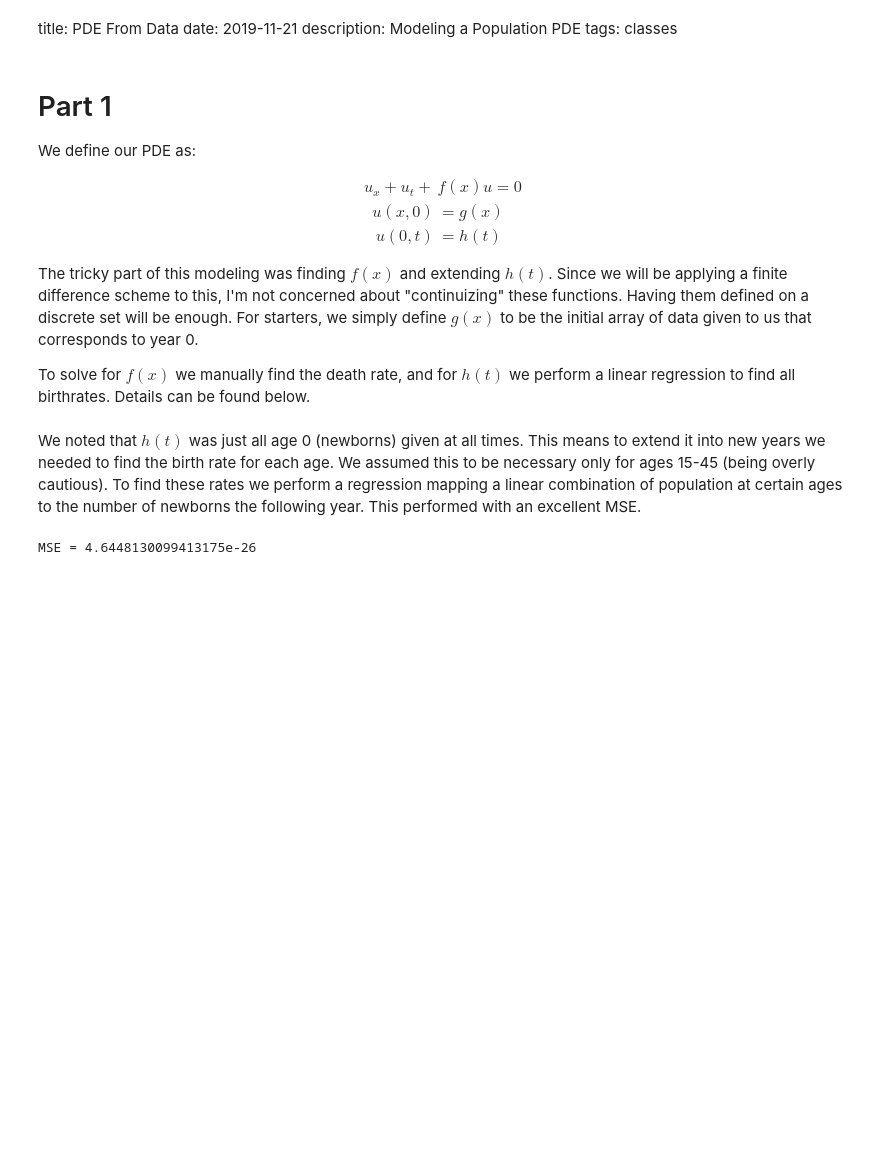
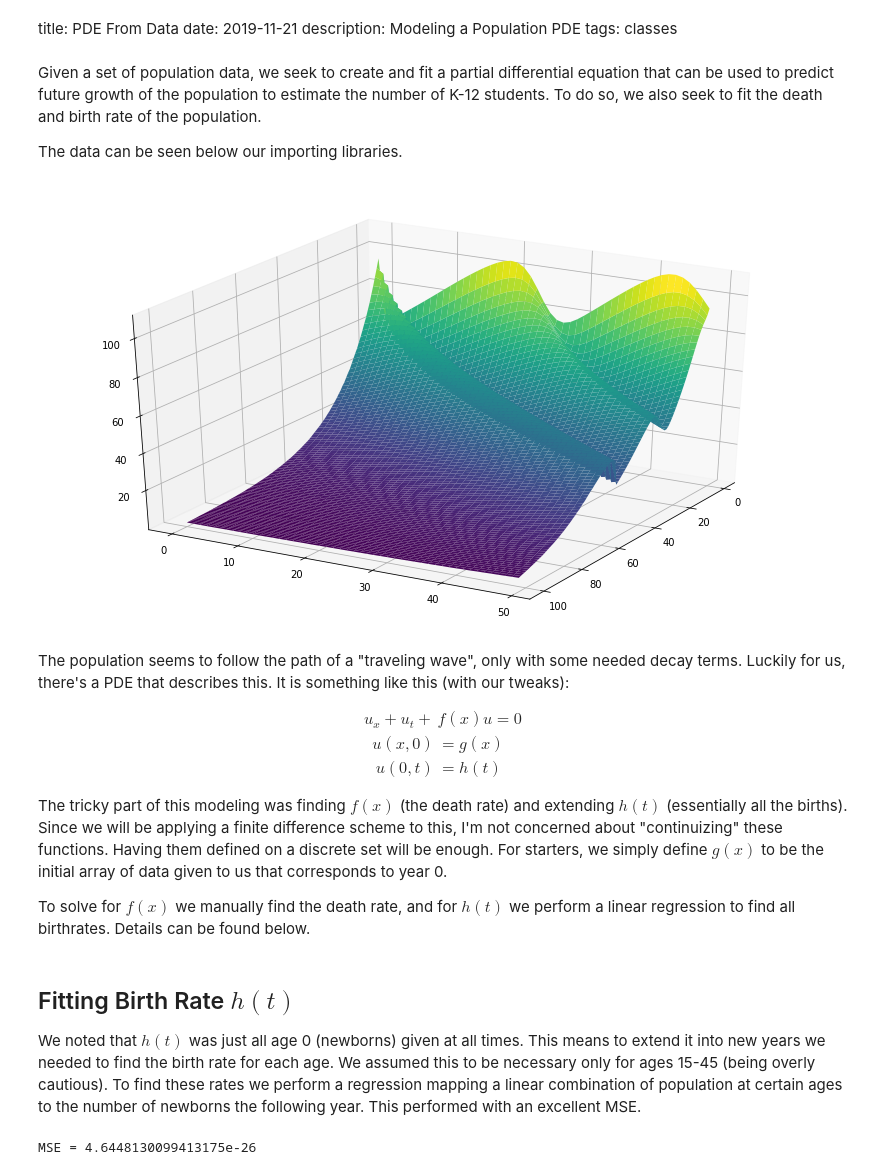
Before and after one commit to contagon/PersonalSite, a Jupyter notebook: content/projects/pde_from_data.ipynb, the cells around one changed output. Drawn from its saved outputs; the diff is of its cells as text; code cells hidden in the pictures; blank space fills up the shorter version.

Commit message:
Cleaned up a couple of project posts

```diff
--- a/content/projects/pde_from_data.ipynb
+++ b/content/projects/pde_from_data.ipynb
@@ -3,6 +3,10 @@ title: PDE From Data
 date: 2019-11-21
 description: Modeling a Population PDE
 tags: classes
+# %% [markdown]
+Given a set of population data, we seek to create and fit a partial differential equation that can be used to predict future growth of the population to estimate the number of K-12 students. To do so, we also seek to fit the death and birth rate of the population.
+
+The data can be seen below our importing libraries.
 # %%
 from scipy.io import loadmat
 import numpy as np
@@ -26,16 +29,22 @@ def pltAttr(x='', y='', title=None, legend='upper right', save=None):
 # %%
 #load data
 data = loadmat('population_density_data.mat')
 data = data['M_students']
 
 #make appropriate meshgrid
 x = np.arange(1, 101)
 t = np.arange(0, 50)
 X, T = np.meshgrid(x, t)
+fig = plt.figure(figsize=(14,8))
+ax = plt.axes(projection='3d')
+ax.plot_surface(X, T, data, rstride=1, cstride=1,
+                cmap='viridis', edgecolor='none')
+ax.view_init(azim=30)
+plt.show()
+# %% [output]
+[figure, added]
 # %% [markdown]
-# Part 1
-
-We define our PDE as:
+The population seems to follow the path of a "traveling wave", only with some needed decay terms. Luckily for us, there's a PDE that describes this. It is something like this (with our tweaks):
 
 \begin{align}
 u_x + u_t + &f(x)u = 0 \\
@@ -43,10 +52,12 @@ u(x,0) &= g(x) \\
 u(0,t) &= h(t)
 \end{align}
 
-The tricky part of this modeling was finding $f(x)$ and extending $h(t)$. Since we will be applying a finite difference scheme to this, I'm not concerned about "continuizing" these functions. Having them defined on a discrete set will be enough. For starters, we simply define $g(x)$ to be the initial array of data given to us that corresponds to year 0.
+The tricky part of this modeling was finding $f(x)$ (the death rate) and extending $h(t)$ (essentially all the births). Since we will be applying a finite difference scheme to this, I'm not concerned about "continuizing" these functions. Having them defined on a discrete set will be enough. For starters, we simply define $g(x)$ to be the initial array of data given to us that corresponds to year 0.
 
 To solve for $f(x)$ we manually find the death rate, and for $h(t)$ we perform a linear regression to find all birthrates. Details can be found below.
 # %% [markdown]
+## Fitting Birth Rate $h(t)$
+
 We noted that $h(t)$ was just all age 0 (newborns) given at all times. This means to extend it into new years we needed to find the birth rate for each age. We assumed this to be necessary only for ages 15-45 (being overly cautious). To find these rates we perform a regression mapping a linear combination of population at certain ages to the number of newborns the following year. This performed with an excellent MSE.
 # %%
 #starting at year one (avoiding weird blip)  and ending before the last year (since we don't have number ot map it to)
```
Also changed, not shown: parts of 8 cells of this notebook, 7 other files.
